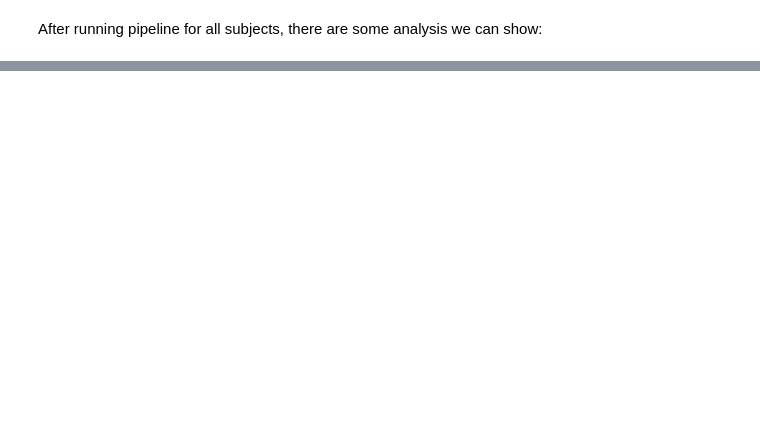
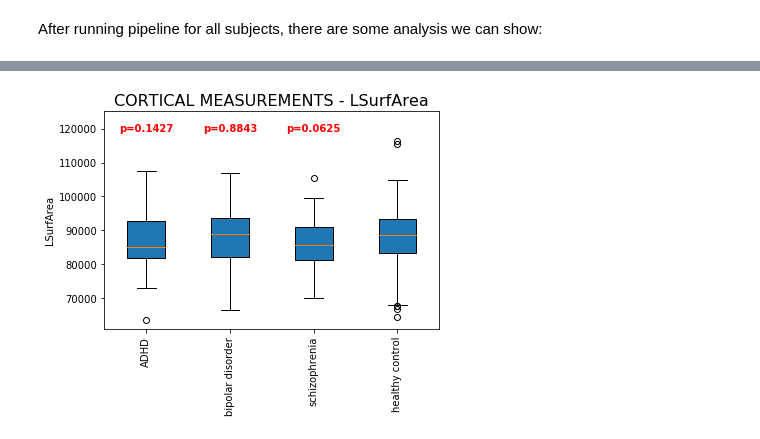
Before and after one commit to uc-cdis/bc-jupyterNotebook, a Jupyter notebook: BC_workspace_Jupyter/ENIGMA_Cortical_Thickness/ENIGMA_cortical_thickness_pipeline_demo_open_source_data_only.ipynb, the cells around one changed output, grey strips where cells are left out. Cells and saved outputs as stored; diff of their text form; code cells hidden in the pictures; blank space fills up the shorter version.

```diff
--- a/BC_workspace_Jupyter/ENIGMA_Cortical_Thickness/ENIGMA_cortical_thickness_pipeline_demo_open_source_data_only.ipynb
+++ b/BC_workspace_Jupyter/ENIGMA_Cortical_Thickness/ENIGMA_cortical_thickness_pipeline_demo_open_source_data_only.ipynb
@@ -56,3 +110,5 @@ icv_results = bhc.get_cortical_measure_by_disease('bhc-cnp-open-fmri', 'ICV') #
 # %%
-rsurfarea_results = bhc.get_cortical_measure_by_disease('bhc-cnp-open-fmri', 'LSurfArea')
+rsurfarea_results = bhc.get_cortical_measure_by_disease('OpenNeuro-ds000030', 'LSurfArea')
+# %% [output]
+[figure, added]
 # %%
```
Also changed, not shown: parts of 15 cells of this notebook.
